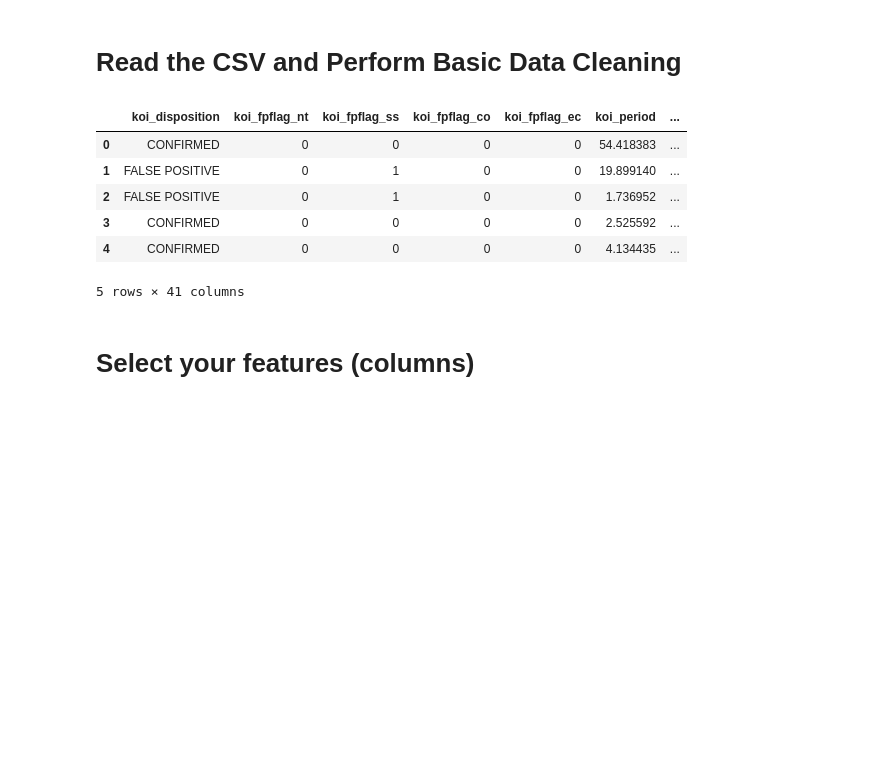
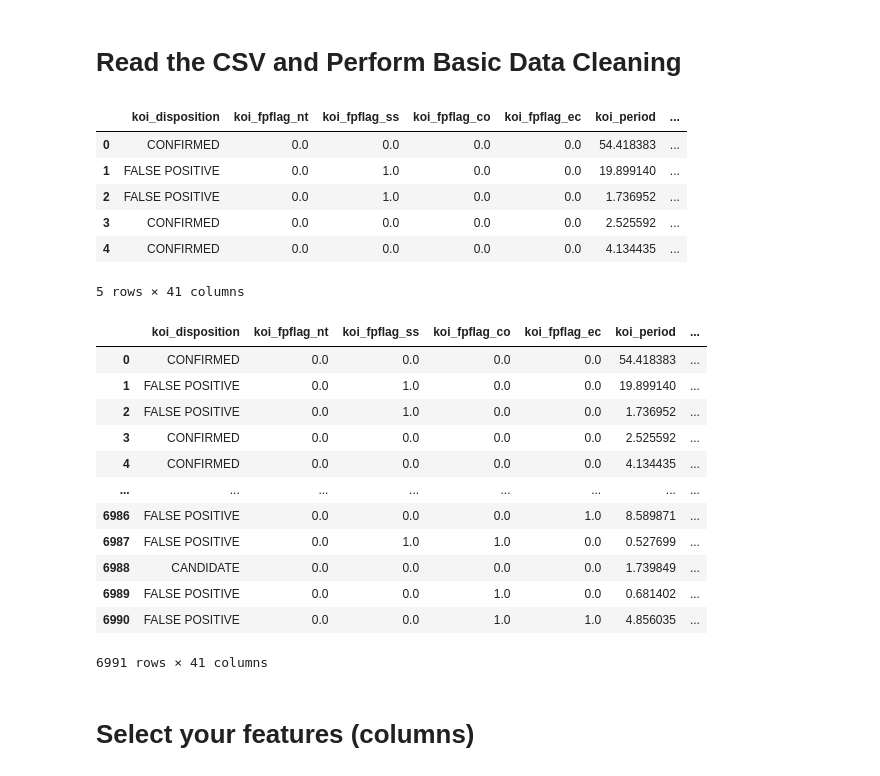
Before and after one commit to ezapagon/machine-learning-challenge, a Jupyter notebook: model_1.ipynb, the cells around one changed output. Saved outputs shown, nothing was run; the diff lists cells and outputs as text; code cells hidden in the pictures; blank space fills up the shorter version.

```diff
--- a/model_1.ipynb
+++ b/model_1.ipynb
@@ -15,15 +21,35 @@ df = pd.read_csv("exoplanet_data.csv")
 df = df.dropna(axis='columns', how='all')
 # Drop the null rows
 df = df.dropna()
+# Convert dtypes of int64 to float64
+for column, content in df.items():
+    if df[column].dtype == 'int64':
+        df = df.astype({column: 'float64'})
 df.head()
 # %% [output]
 |  | koi_disposition | koi_fpflag_nt | koi_fpflag_ss | koi_fpflag_co | koi_fpflag_ec | koi_period | ... |
-| 0 | CONFIRMED | 0 | 0 | 0 | 0 | 54.418383 | ... |
-| 1 | FALSE POSITIVE | 0 | 1 | 0 | 0 | 19.899140 | ... |
-| 2 | FALSE POSITIVE | 0 | 1 | 0 | 0 | 1.736952 | ... |
-| 3 | CONFIRMED | 0 | 0 | 0 | 0 | 2.525592 | ... |
-| 4 | CONFIRMED | 0 | 0 | 0 | 0 | 4.134435 | ... |
+| 0 | CONFIRMED | 0.0 | 0.0 | 0.0 | 0.0 | 54.418383 | ... |
+| 1 | FALSE POSITIVE | 0.0 | 1.0 | 0.0 | 0.0 | 19.899140 | ... |
+| 2 | FALSE POSITIVE | 0.0 | 1.0 | 0.0 | 0.0 | 1.736952 | ... |
+| 3 | CONFIRMED | 0.0 | 0.0 | 0.0 | 0.0 | 2.525592 | ... |
+| 4 | CONFIRMED | 0.0 | 0.0 | 0.0 | 0.0 | 4.134435 | ... |
 5 rows × 41 columns
+# %%
+df
+# %% [output]
+|  | koi_disposition | koi_fpflag_nt | koi_fpflag_ss | koi_fpflag_co | koi_fpflag_ec | koi_period | ... |
+| 0 | CONFIRMED | 0.0 | 0.0 | 0.0 | 0.0 | 54.418383 | ... |
+| 1 | FALSE POSITIVE | 0.0 | 1.0 | 0.0 | 0.0 | 19.899140 | ... |
+| 2 | FALSE POSITIVE | 0.0 | 1.0 | 0.0 | 0.0 | 1.736952 | ... |
+| 3 | CONFIRMED | 0.0 | 0.0 | 0.0 | 0.0 | 2.525592 | ... |
+| 4 | CONFIRMED | 0.0 | 0.0 | 0.0 | 0.0 | 4.134435 | ... |
+| ... | ... | ... | ... | ... | ... | ... | ... |
+| 6986 | FALSE POSITIVE | 0.0 | 0.0 | 0.0 | 1.0 | 8.589871 | ... |
+| 6987 | FALSE POSITIVE | 0.0 | 1.0 | 1.0 | 0.0 | 0.527699 | ... |
+| 6988 | CANDIDATE | 0.0 | 0.0 | 0.0 | 0.0 | 1.739849 | ... |
+| 6989 | FALSE POSITIVE | 0.0 | 0.0 | 1.0 | 0.0 | 0.681402 | ... |
+| 6990 | FALSE POSITIVE | 0.0 | 0.0 | 1.0 | 1.0 | 4.856035 | ... |
+6991 rows × 41 columns
 # %% [markdown]
 # Select your features (columns)
 # %%
```
Also changed, not shown: parts of 19 cells of this notebook, 1 other file.
